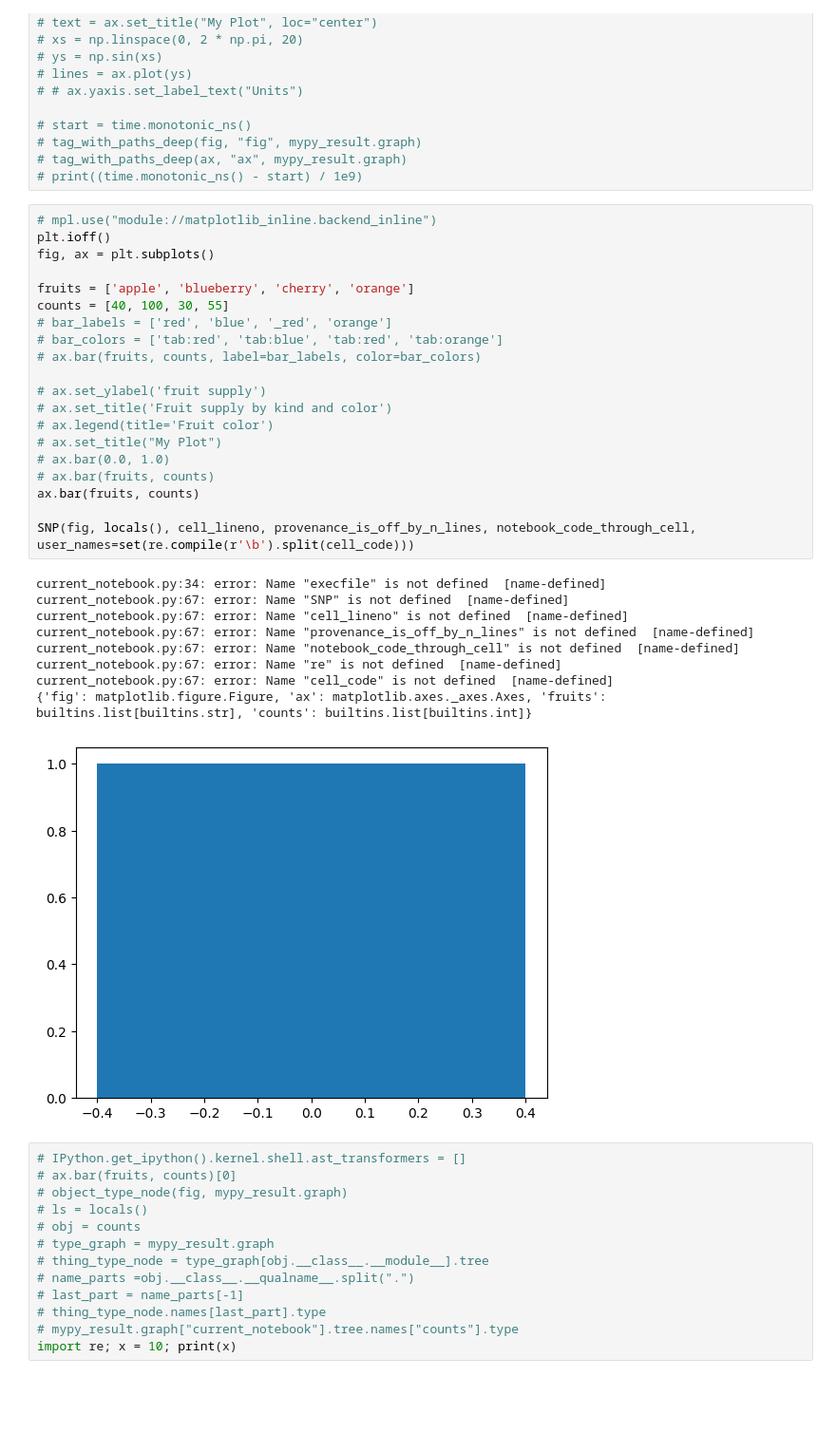
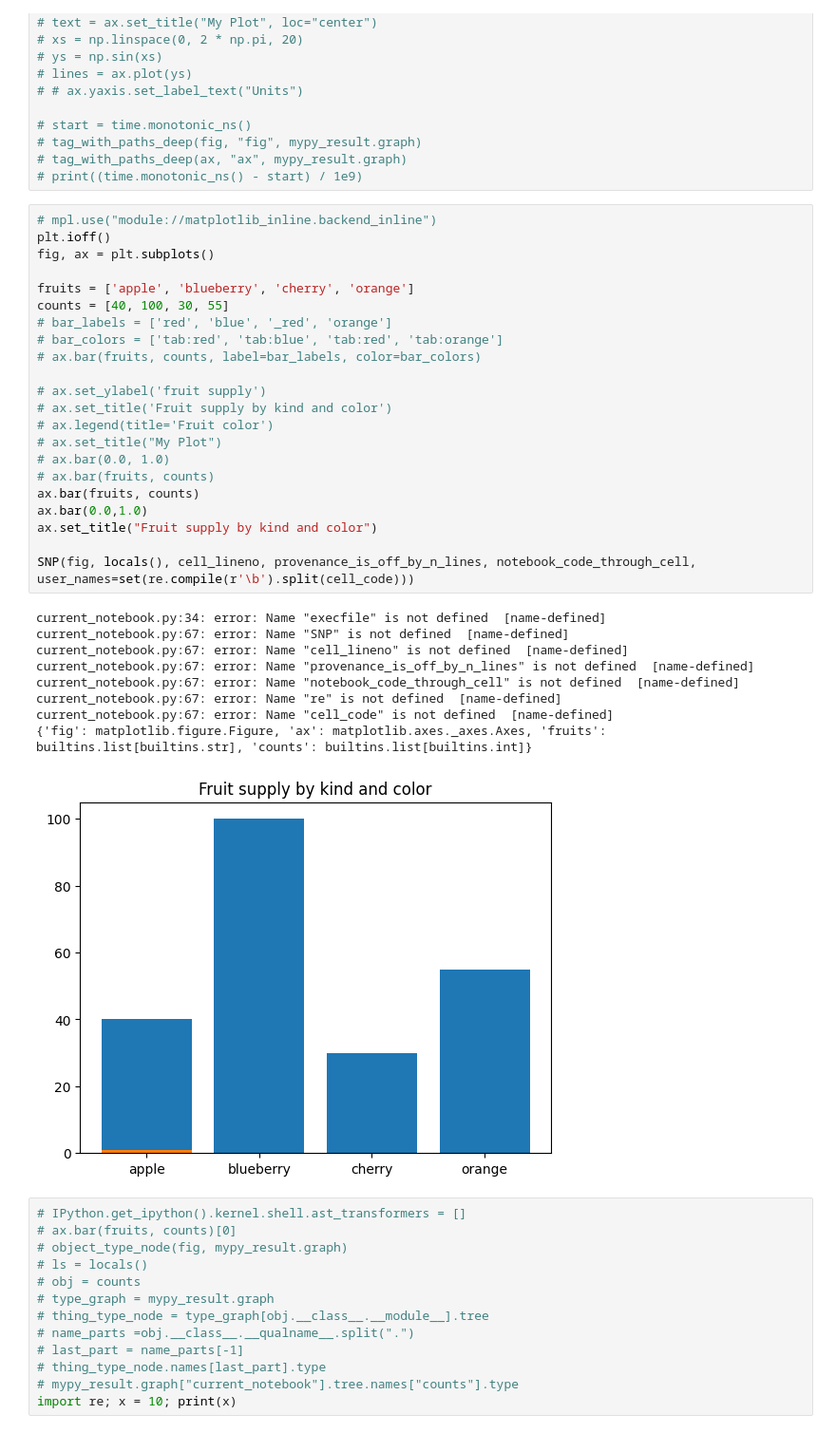
Before and after one commit to brianhempel/sketch-n-plot, a Jupyter notebook: Sketch-n-Plot.ipynb, the cells around one changed output. Shown at 95% size. Drawn from its saved outputs; the diff is of its cells as text; blank space fills up the shorter version.

```diff
--- a/Sketch-n-Plot.ipynb
+++ b/Sketch-n-Plot.ipynb
@@ -53,33 +53,35 @@ execfile("snp.py")
 # %%
 # mpl.use("module://matplotlib_inline.backend_inline")
 plt.ioff()
 fig, ax = plt.subplots()
 
 fruits = ['apple', 'blueberry', 'cherry', 'orange']
 counts = [40, 100, 30, 55]
 # bar_labels = ['red', 'blue', '_red', 'orange']
 # bar_colors = ['tab:red', 'tab:blue', 'tab:red', 'tab:orange']
 # ax.bar(fruits, counts, label=bar_labels, color=bar_colors)
 
 # ax.set_ylabel('fruit supply')
 # ax.set_title('Fruit supply by kind and color')
 # ax.legend(title='Fruit color')
 # ax.set_title("My Plot")
 # ax.bar(0.0, 1.0)
 # ax.bar(fruits, counts)
 ax.bar(fruits, counts)
+ax.bar(0.0,1.0)
+ax.set_title("Fruit supply by kind and color")
 
 SNP(fig, locals(), cell_lineno, provenance_is_off_by_n_lines, notebook_code_through_cell, user_names=set(re.compile(r'\b').split(cell_code)))
 # %% [output]
 current_notebook.py:34: error: Name "execfile" is not defined  [name-defined]
 current_notebook.py:67: error: Name "SNP" is not defined  [name-defined]
 current_notebook.py:67: error: Name "cell_lineno" is not defined  [name-defined]
 current_notebook.py:67: error: Name "provenance_is_off_by_n_lines" is not defined  [name-defined]
 current_notebook.py:67: error: Name "notebook_code_through_cell" is not defined  [name-defined]
 current_notebook.py:67: error: Name "re" is not defined  [name-defined]
 current_notebook.py:67: error: Name "cell_code" is not defined  [name-defined]
 {'fig': matplotlib.figure.Figure, 'ax': matplotlib.axes._axes.Axes, 'fruits': builtins.list[builtins.str], 'counts': builtins.list[builtins.int]}
-[figure, old version]
+[figure, new version]
 # %%
 # IPython.get_ipython().kernel.shell.ast_transformers = []
 # ax.bar(fruits, counts)[0]
```
Also changed, not shown: 5 other files.
